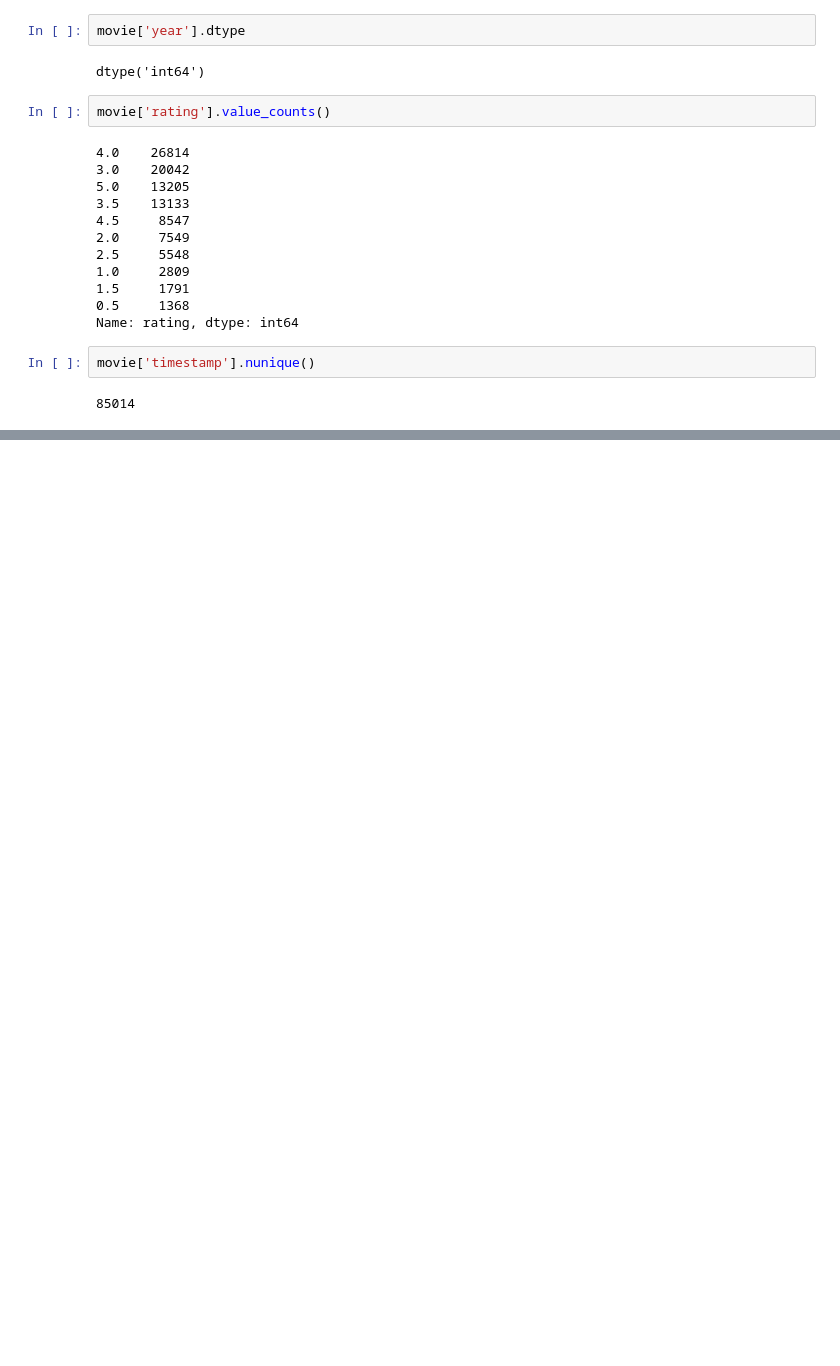
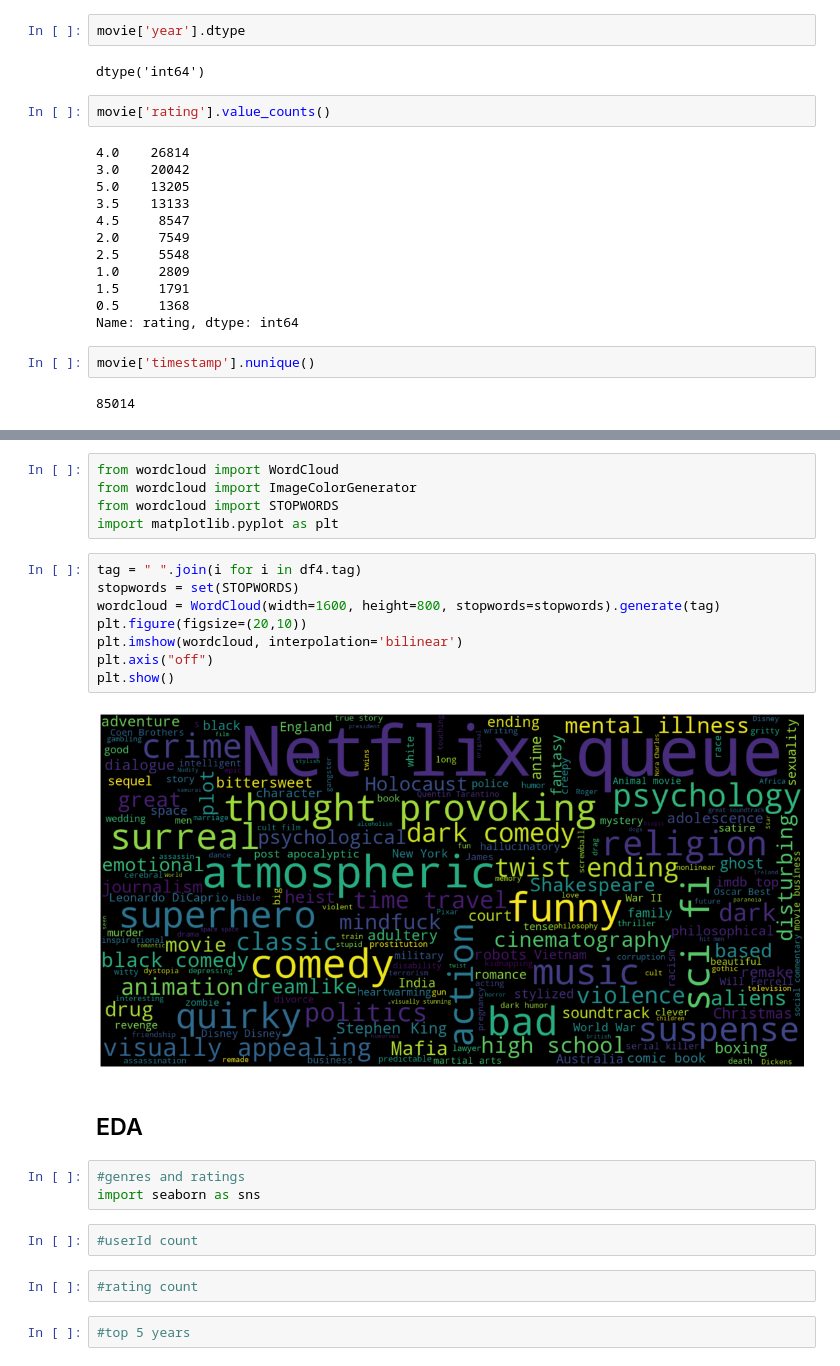
Before and after one commit to MackoyS/movielens-recommendation-system, a Jupyter notebook: movie_recc_system.ipynb, the cells around one changed output, grey strips where cells are left out. Drawn from its saved outputs; the diff is of its cells as text; blank space fills up the shorter version.

Commit message:
wordcloud for tags

```diff
--- a/movie_recc_system.ipynb
+++ b/movie_recc_system.ipynb
@@ -428,0 +446,26 @@ movie['timestamp'].nunique()
+# %%
+from wordcloud import WordCloud
+from wordcloud import ImageColorGenerator
+from wordcloud import STOPWORDS
+import matplotlib.pyplot as plt
+# %%
+tag = " ".join(i for i in df4.tag)
+stopwords = set(STOPWORDS)
+wordcloud = WordCloud(width=1600, height=800, stopwords=stopwords).generate(tag)
+plt.figure(figsize=(20,10))
+plt.imshow(wordcloud, interpolation='bilinear')
+plt.axis("off")
+plt.show()
+# %% [output]
+[figure, added]
+# %% [markdown]
+## EDA
+# %%
+#genres and ratings
+import seaborn as sns
+# %%
+#userId count
+# %%
+#rating count
+# %%
+#top 5 years
```
Also changed, not shown: parts of 6 cells of this notebook.
